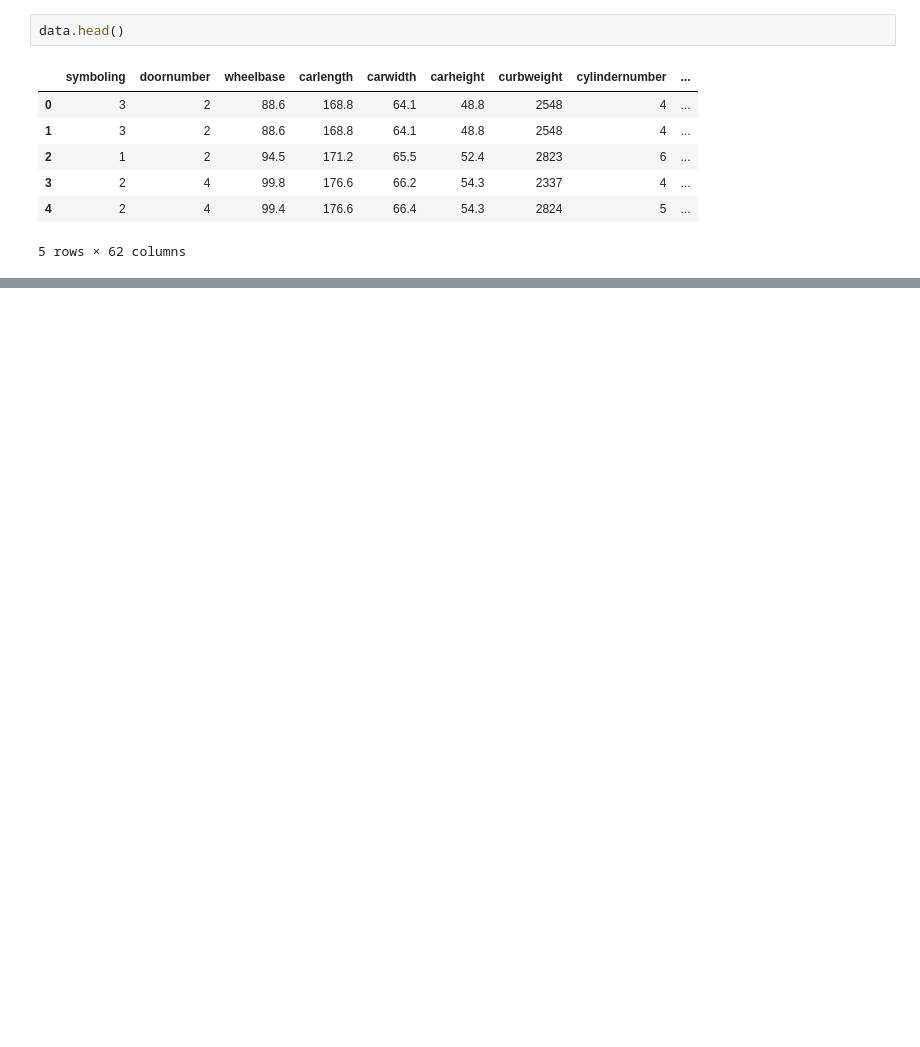
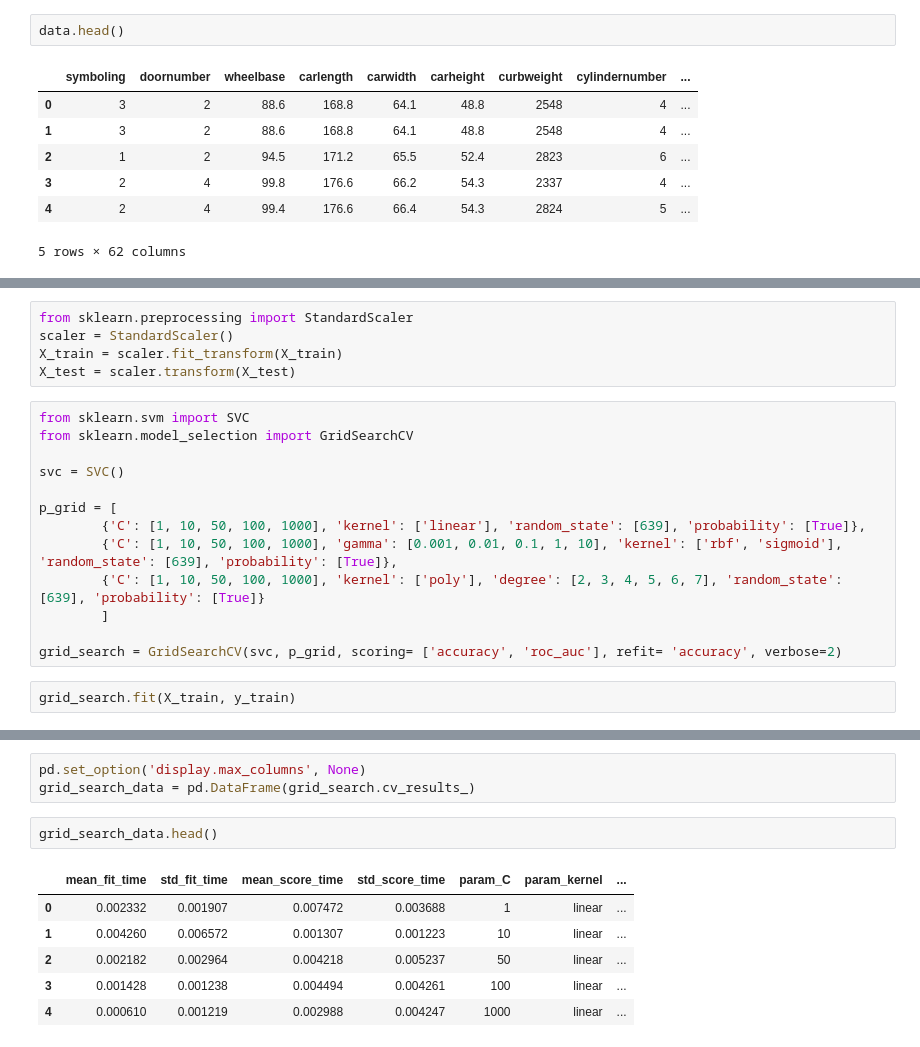
Before and after one commit to LDavidRojasD/machine-learning-mercado-automotriz, a Jupyter notebook: sandbox/SVM.ipynb, the cells around one changed output, grey strips where cells are left out. Cells and saved outputs as stored; diff of their text form; blank space fills up the shorter version.

```diff
--- a/sandbox/SVM.ipynb
+++ b/sandbox/SVM.ipynb
@@ -18,0 +96,20 @@ data.head()
+# %%
+from sklearn.preprocessing import StandardScaler
+scaler = StandardScaler()
+X_train = scaler.fit_transform(X_train)
+X_test = scaler.transform(X_test)
+# %%
+from sklearn.svm import SVC
+from sklearn.model_selection import GridSearchCV
+
+svc = SVC()
+
+p_grid = [
+        {'C': [1, 10, 50, 100, 1000], 'kernel': ['linear'], 'random_state': [639], 'probability': [True]},
+        {'C': [1, 10, 50, 100, 1000], 'gamma': [0.001, 0.01, 0.1, 1, 10], 'kernel': ['rbf', 'sigmoid'], 'random_state': [639], 'probability': [True]},
+        {'C': [1, 10, 50, 100, 1000], 'kernel': ['poly'], 'degree': [2, 3, 4, 5, 6, 7], 'random_state': [639], 'probability': [True]}
+        ]
+
+grid_search = GridSearchCV(svc, p_grid, scoring= ['accuracy', 'roc_auc'], refit= 'accuracy', verbose=2)
+# %%
+grid_search.fit(X_train, y_train)
@@ -18,0 +145,12 @@ data.head()
+# %%
+pd.set_option('display.max_columns', None)
+grid_search_data = pd.DataFrame(grid_search.cv_results_)
+# %%
+grid_search_data.head()
+# %% [output]
+|  | mean_fit_time | std_fit_time | mean_score_time | std_score_time | param_C | param_kernel | ... |
+| 0 | 0.002332 | 0.001907 | 0.007472 | 0.003688 | 1 | linear | ... |
+| 1 | 0.004260 | 0.006572 | 0.001307 | 0.001223 | 10 | linear | ... |
+| 2 | 0.002182 | 0.002964 | 0.004218 | 0.005237 | 50 | linear | ... |
+| 3 | 0.001428 | 0.001238 | 0.004494 | 0.004261 | 100 | linear | ... |
+| 4 | 0.000610 | 0.001219 | 0.002988 | 0.004247 | 1000 | linear | ... |
```
Also changed, not shown: parts of 29 cells of this notebook.
